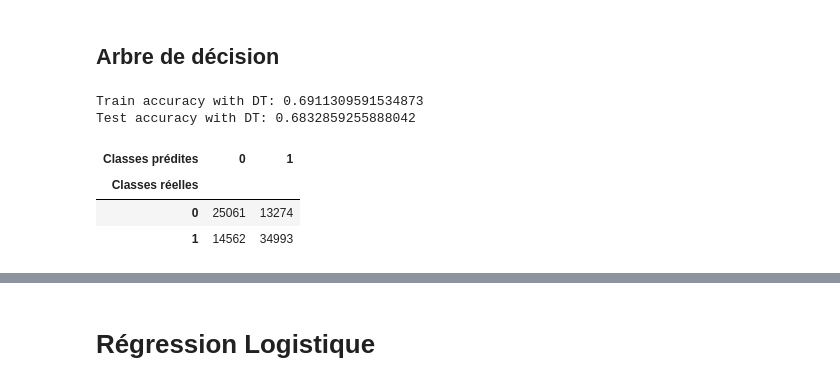
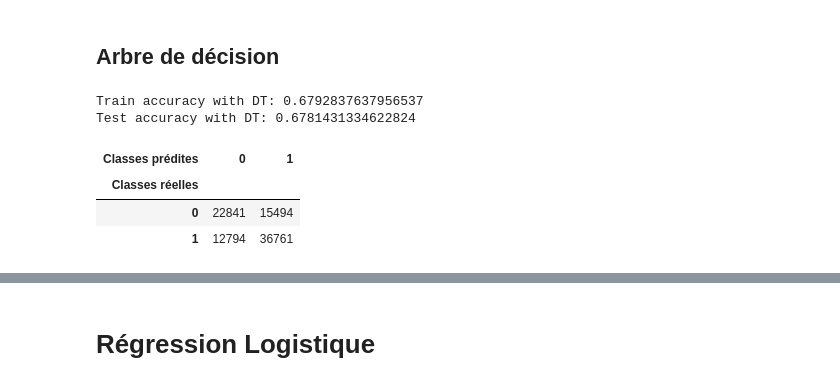
Before and after one commit to DataScientest-Studio/fev24_cds_nba1, a Jupyter notebook: notebooks/6.0-sarah-modelisation-simple.ipynb, the cells around one changed output, grey strips where cells are left out. Saved outputs shown, nothing was run; the diff lists cells and outputs as text; code cells hidden in the pictures.

```diff
--- a/notebooks/6.0-sarah-modelisation-simple.ipynb
+++ b/notebooks/6.0-sarah-modelisation-simple.ipynb
@@ -29,3 +21,16 @@ df.drop(['Y Location', 'Away Team', 'Season Type', 'Year',
+# %%
+df = pd.read_csv("../data/processed/all_shots-v5.csv", index_col=0)
+df.drop(['PLAYER1_NAME', 'OPPONENT_TEAM', 'PREVIOUS_EVENTMSGTYPE', 'PLAYER1_TEAM_ABBREVIATION', 'at_home', 'jump_shot', 'layup_shot', 'dunk_shot',
+       'hook_shot', 'free_throw', 'Away Team'], axis=1, inplace=True)
+
+def update_shot_type(data):
+    data.loc[(data.DETAILLED_SHOT_TYPE != 'JUMP SHOT') & (data.DETAILLED_SHOT_TYPE != "FREE THROW"), 'DETAILLED_SHOT_TYPE'] = 'OTHER'
+    return data
+
+df = update_shot_type(df)
+df['X Location'] = np.abs(df['X Location'])
+df = pd.get_dummies(df)
+#df.info()
 # %%
 df.columns
 # %% [output]
@@ -92,10 +97,10 @@ X_train_scaled = sel_var.fit_transform(X_train_scaled, y_train)
 X_test_scaled = sel_var.transform(X_test_scaled)
 
 # réduction de dimensions
-sel_k_best = SelectKBest(f_classif)
-sel_k_best.fit(X_train_scaled, y_train)
-X_train_kbst = sel_k_best.transform(X_train_scaled)
-X_test_kbst = sel_k_best.transform(X_test_scaled)
+sel_k_best = SelectKBest(f_classif, k = 20)
+sel_k_best.fit(X_train, y_train)
+X_train_kbst = sel_k_best.transform(X_train)
+X_test_kbst = sel_k_best.transform(X_test)
 
 # Affichage des variables sélectionnées
 # kbst = pd.DataFrame(sel_k_best.get_support(), index=X_train.columns)
@@ -120,20 +128,20 @@ plt.plot(pca.explained_variance_ratio_.cumsum());
 # %% [markdown]
 ## Arbre de décision
 # %%
-dt_clf = DecisionTreeClassifier(criterion='entropy', max_depth=10, min_samples_split=2)
+dt_clf = DecisionTreeClassifier(criterion='log_loss', max_depth=7, min_samples_split=5)
 
-dt_clf.fit(X_train, y_train)
-y_pred = dt_clf.predict(X_test)
-print('Train accuracy with DT:', dt_clf.score(X_train, y_train))
-print('Test accuracy with DT:', dt_clf.score(X_test, y_test))
+dt_clf.fit(X_train_kbst, y_train)
+y_pred = dt_clf.predict(X_test_kbst)
+print('Train accuracy with DT:', dt_clf.score(X_train_kbst, y_train))
+print('Test accuracy with DT:', dt_clf.score(X_test_kbst, y_test))
 pd.crosstab(y_test, y_pred, rownames=["Classes réelles"], colnames=["Classes prédites"])
 # %% [output]
-Train accuracy with DT: 0.6911309591534873
-Test accuracy with DT: 0.6832859255888042
+Train accuracy with DT: 0.6792837637956537
+Test accuracy with DT: 0.6781431334622824
 | Classes prédites | 0 | 1 |
 | Classes réelles |  |  |
-| 0 | 25061 | 13274 |
-| 1 | 14562 | 34993 |
+| 0 | 22841 | 15494 |
+| 1 | 12794 | 36761 |
 # %%
 plt.figure(figsize=(25,6))
 plot_tree(dt_clf,feature_names=X_train.columns, filled=True, proportion=True, rounded=True, fontsize=8, max_depth=4)
```
Also changed, not shown: parts of 9 cells of this notebook, 5 other files.
